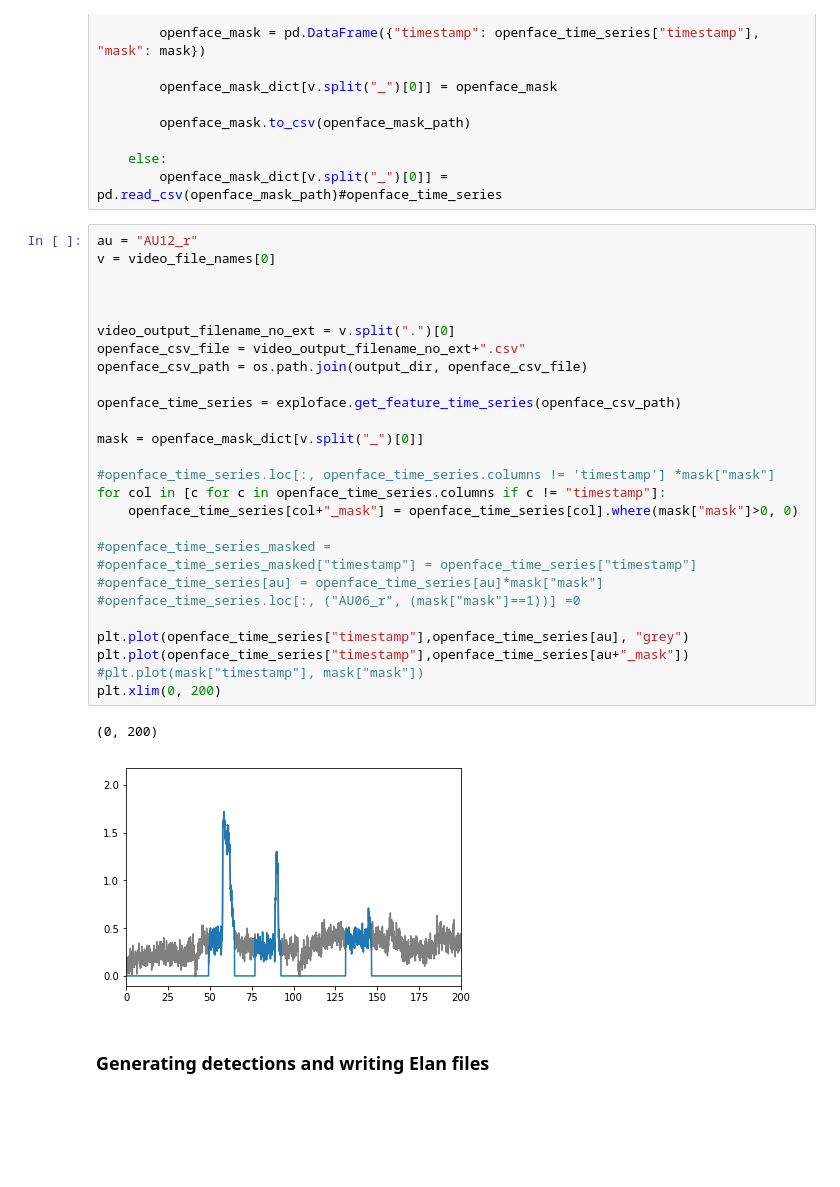
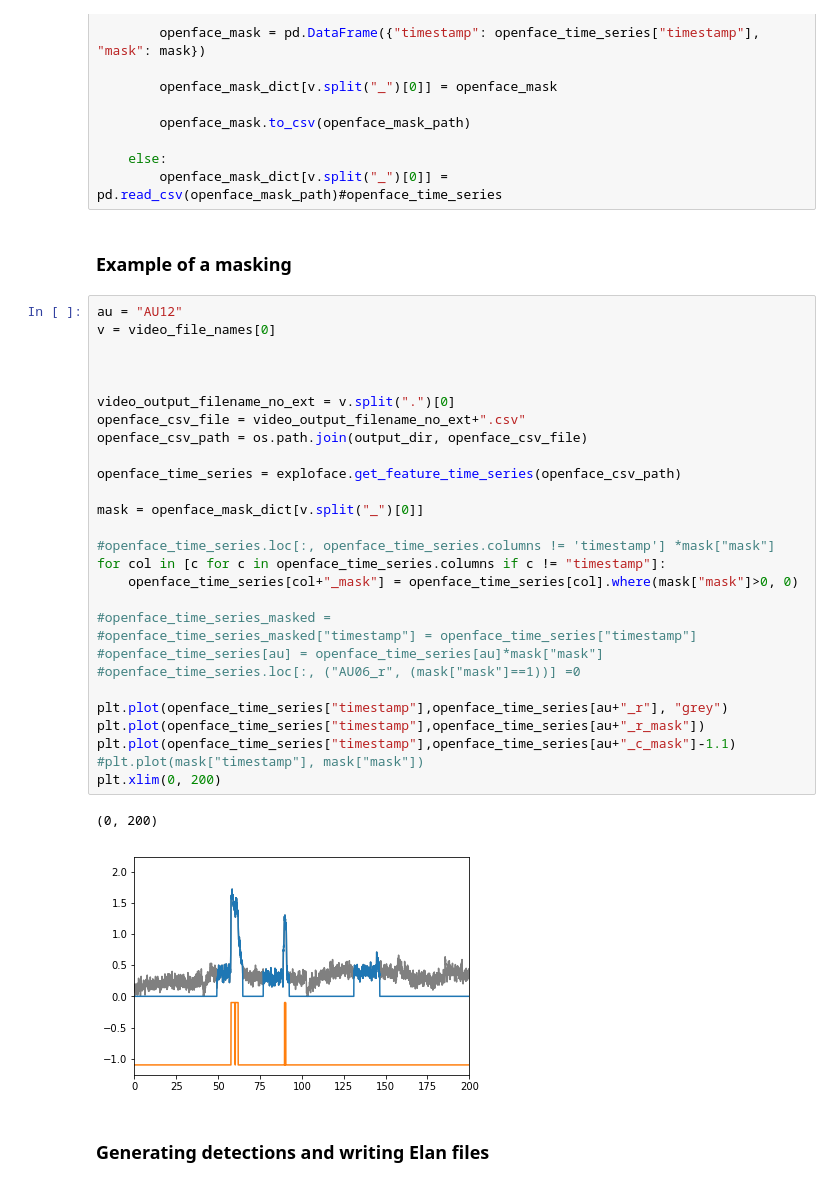
Before and after one commit to emrecdem/analysis_notebooks, a Jupyter notebook: BambergPain/v2_start_Dec2018_OpenFace_2.0.5_win_x64/analyse_bamberg_sample.ipynb, the cells around one changed output. Drawn from its saved outputs; the diff is of its cells as text; blank space fills up the shorter version.

```diff
--- a/BambergPain/v2_start_Dec2018_OpenFace_2.0.5_win_x64/analyse_bamberg_sample.ipynb
+++ b/BambergPain/v2_start_Dec2018_OpenFace_2.0.5_win_x64/analyse_bamberg_sample.ipynb
@@ -166,36 +165,39 @@ for i, v in enumerate(video_file_names):
 
     else:
         openface_mask_dict[v.split("_")[0]] = pd.read_csv(openface_mask_path)#openface_time_series
+# %% [markdown]
+### Example of a masking
 # %%
-au = "AU12_r"
+au = "AU12"
 v = video_file_names[0]
 
 
 
 video_output_filename_no_ext = v.split(".")[0]
 openface_csv_file = video_output_filename_no_ext+".csv"
 openface_csv_path = os.path.join(output_dir, openface_csv_file)
 
 openface_time_series = exploface.get_feature_time_series(openface_csv_path)
 
 mask = openface_mask_dict[v.split("_")[0]]
 
 #openface_time_series.loc[:, openface_time_series.columns != 'timestamp'] *mask["mask"]
 for col in [c for c in openface_time_series.columns if c != "timestamp"]:
     openface_time_series[col+"_mask"] = openface_time_series[col].where(mask["mask"]>0, 0)
 
 #openface_time_series_masked =
 #openface_time_series_masked["timestamp"] = openface_time_series["timestamp"]
 #openface_time_series[au] = openface_time_series[au]*mask["mask"]
 #openface_time_series.loc[:, ("AU06_r", (mask["mask"]==1))] =0
 
-plt.plot(openface_time_series["timestamp"],openface_time_series[au], "grey")
-plt.plot(openface_time_series["timestamp"],openface_time_series[au+"_mask"])
+plt.plot(openface_time_series["timestamp"],openface_time_series[au+"_r"], "grey")
+plt.plot(openface_time_series["timestamp"],openface_time_series[au+"_r_mask"])
+plt.plot(openface_time_series["timestamp"],openface_time_series[au+"_c_mask"]-1.1)
 #plt.plot(mask["timestamp"], mask["mask"])
 plt.xlim(0, 200)
 # %% [output]
 (0, 200)
-[figure, old version]
+[figure, new version]
 # %% [markdown]
 ### Generating detections and writing Elan files
 # %%
```
Also changed, not shown: parts of 12 cells of this notebook, 2 other files.
